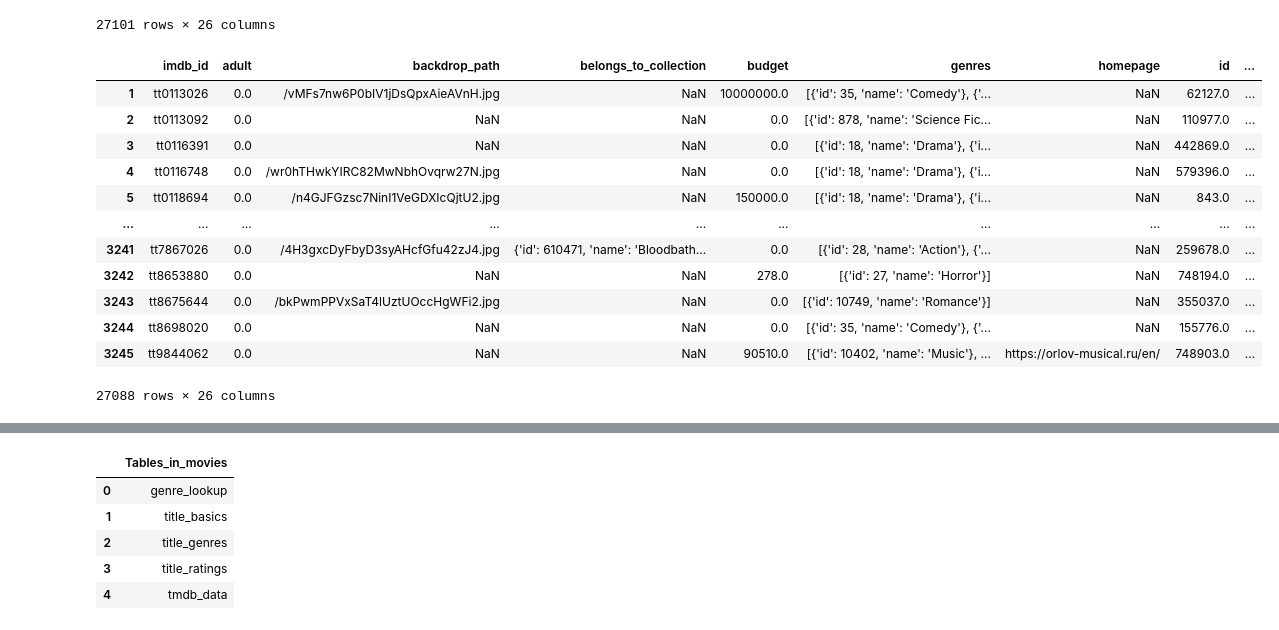
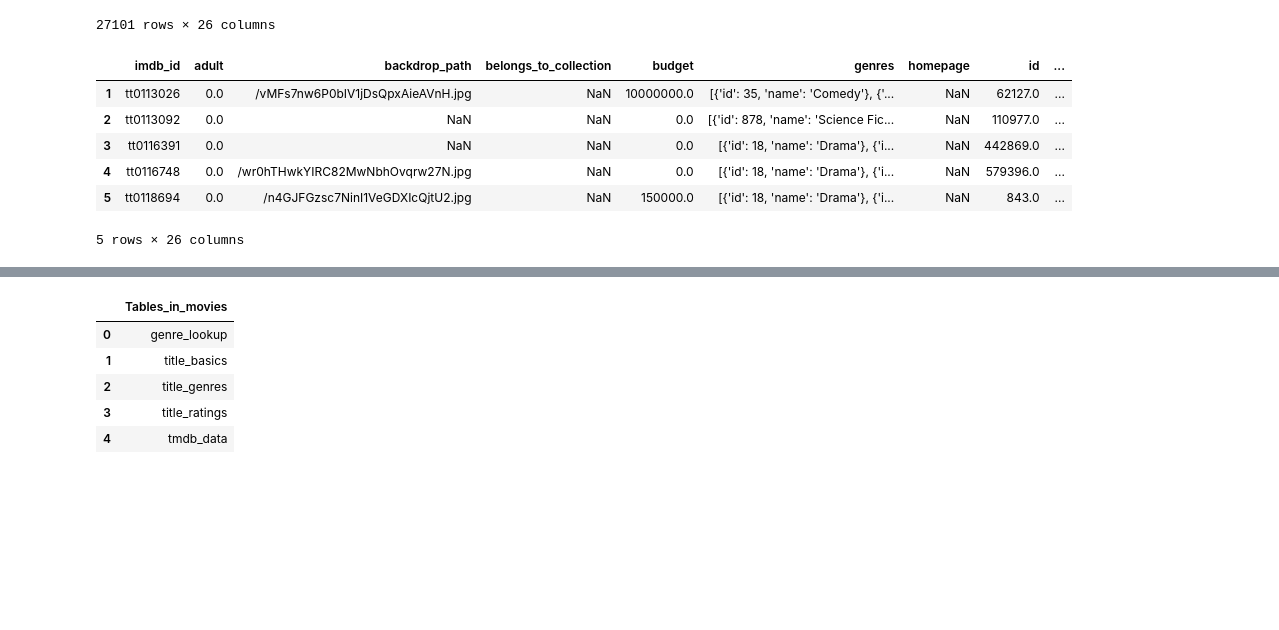
Before and after one commit to jakew4/Movie-Database-Project, a Jupyter notebook: Part 4 - Hypothesis Testing.ipynb, the cells around one changed output, grey strips where cells are left out. Saved outputs shown, nothing was run; the diff lists cells and outputs as text; code cells hidden in the pictures; blank space fills up the shorter version.

```diff
--- a/Part 4 - Hypothesis Testing.ipynb
+++ b/Part 4 - Hypothesis Testing.ipynb
@@ -209,8 +212,8 @@ Data/final_tmdb*.csv.gz
  'Data/final_tmdb_data_2012.csv.gz']
 # %%
 ## use a list comprehension to load in all files into 1 dataframe
-df = pd.concat([pd.read_csv(f,lineterminator='\n') for f in file_list])
-df
+tmdb_combined = pd.concat([pd.read_csv(f,lineterminator='\n') for f in file_list])
+tmdb_combined
 # %% [output]
 |  | imdb_id | adult | backdrop_path | belongs_to_collection | budget | genres | homepage | id | ... |
 | 0 | 0 | NaN | NaN | NaN | NaN | NaN | NaN | NaN | ... |
@@ -227,19 +230,13 @@ df
 27101 rows × 26 columns
 # %%
 # remove ids that are 0
-df = df.loc[ df['imdb_id']!='0']
-df
+tmdb_combined = tmdb_combined.loc[ tmdb_combined['imdb_id']!='0']
+tmdb_combined.head()
 # %% [output]
 |  | imdb_id | adult | backdrop_path | belongs_to_collection | budget | genres | homepage | id | ... |
 | 1 | tt0113026 | 0.0 | /vMFs7nw6P0bIV1jDsQpxAieAVnH.jpg | NaN | 10000000.0 | [{'id': 35, 'name': 'Comedy'}, {'... | NaN | 62127.0 | ... |
 | 2 | tt0113092 | 0.0 | NaN | NaN | 0.0 | [{'id': 878, 'name': 'Science Fic... | NaN | 110977.0 | ... |
 | 3 | tt0116391 | 0.0 | NaN | NaN | 0.0 | [{'id': 18, 'name': 'Drama'}, {'i... | NaN | 442869.0 | ... |
 | 4 | tt0116748 | 0.0 | /wr0hTHwkYIRC82MwNbhOvqrw27N.jpg | NaN | 0.0 | [{'id': 18, 'name': 'Drama'}, {'i... | NaN | 579396.0 | ... |
 | 5 | tt0118694 | 0.0 | /n4GJFGzsc7NinI1VeGDXIcQjtU2.jpg | NaN | 150000.0 | [{'id': 18, 'name': 'Drama'}, {'i... | NaN | 843.0 | ... |
-| ... | ... | ... | ... | ... | ... | ... | ... | ... | ... |
-| 3241 | tt7867026 | 0.0 | /4H3gxcDyFbyD3syAHcfGfu42zJ4.jpg | {'id': 610471, 'name': 'Bloodbath... | 0.0 | [{'id': 28, 'name': 'Action'}, {'... | NaN | 259678.0 | ... |
-| 3242 | tt8653880 | 0.0 | NaN | NaN | 278.0 | [{'id': 27, 'name': 'Horror'}] | NaN | 748194.0 | ... |
-| 3243 | tt8675644 | 0.0 | /bkPwmPPVxSaT4lUztUOccHgWFi2.jpg | NaN | 0.0 | [{'id': 10749, 'name': 'Romance'}] | NaN | 355037.0 | ... |
-| 3244 | tt8698020 | 0.0 | NaN | NaN | 0.0 | [{'id': 35, 'name': 'Comedy'}, {'... | NaN | 155776.0 | ... |
-| 3245 | tt9844062 | 0.0 | NaN | NaN | 90510.0 | [{'id': 10402, 'name': 'Music'}, ... | https://orlov-musical.ru/en/ | 748903.0 | ... |
-27088 rows × 26 columns
+5 rows × 26 columns
```
Also changed, not shown: parts of 85 cells of this notebook, 1 other file.
